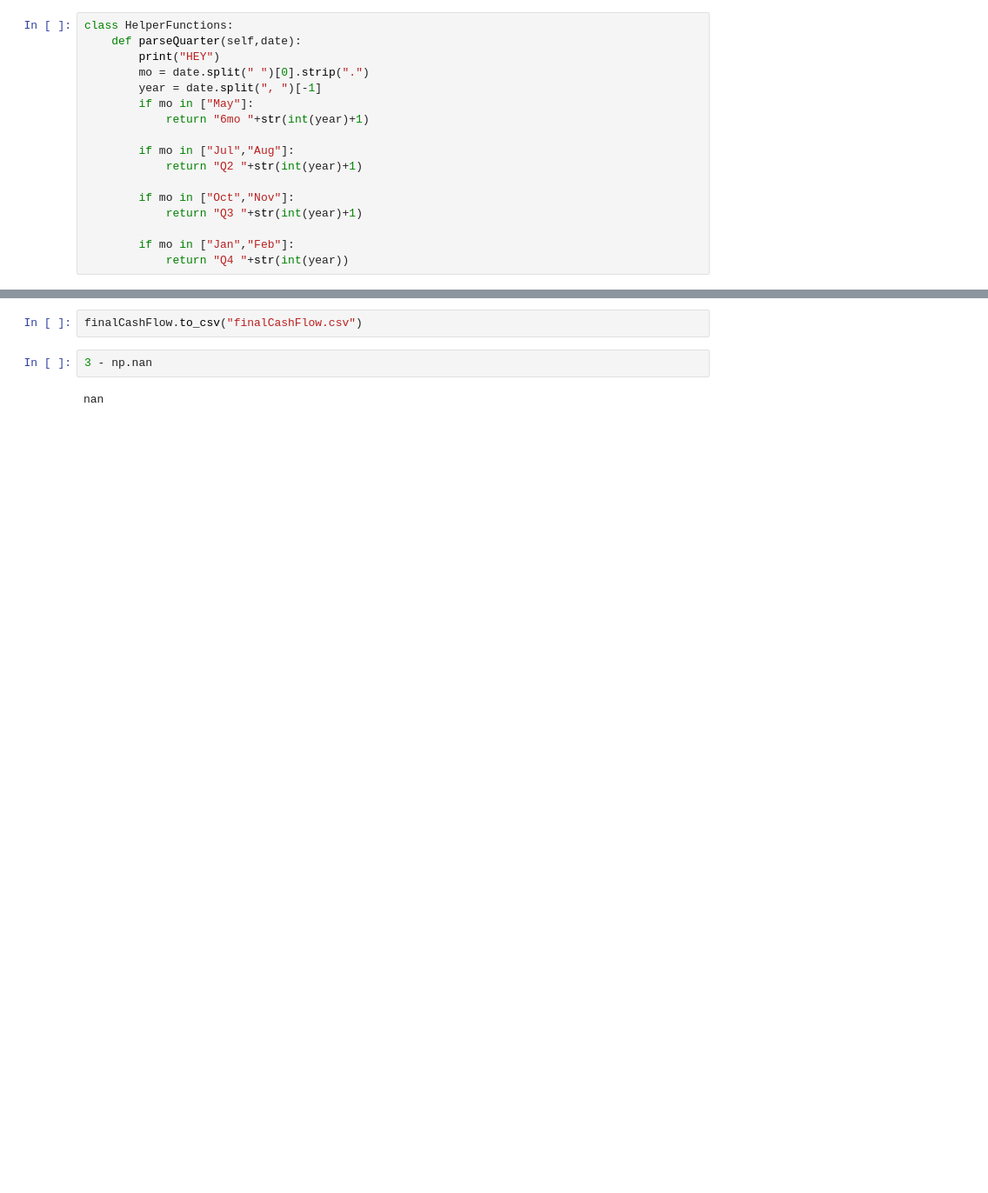
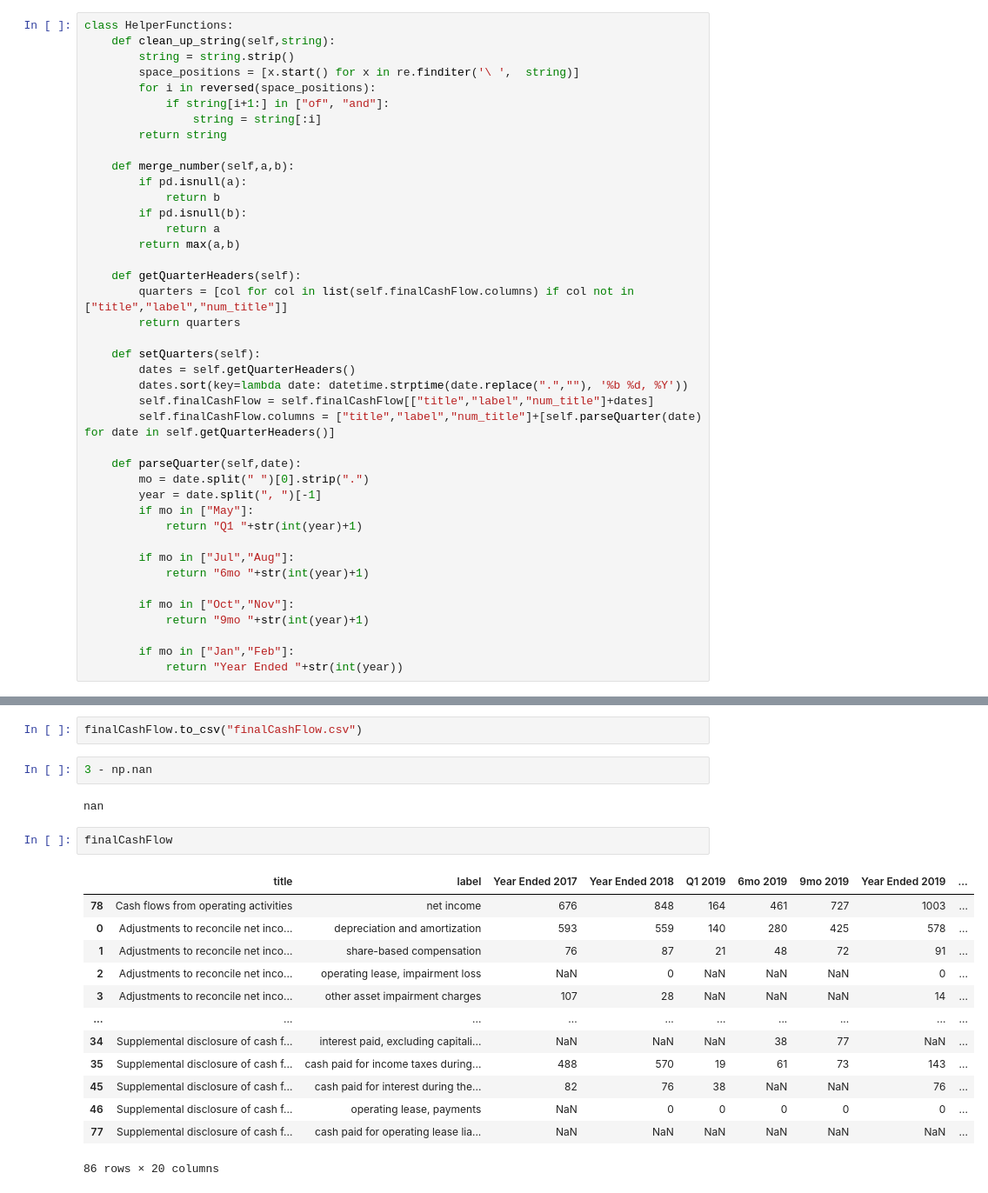
Before and after one commit to Julia-Susser/Financial-Statements, a Jupyter notebook: parse statements-Copy1.ipynb, the cells around one changed output, grey strips where cells are left out. Shown: that part at 87% size. Drawn from its saved outputs; the diff is of its cells as text; blank space fills up the shorter version.

```diff
--- a/parse statements-Copy1.ipynb
+++ b/parse statements-Copy1.ipynb
@@ -42,21 +42,45 @@ class FinancialReport():
         return self.cashflow
 # %%
 class HelperFunctions:
+    def clean_up_string(self,string):
+        string = string.strip()
+        space_positions = [x.start() for x in re.finditer('\ ',  string)]
+        for i in reversed(space_positions):
+            if string[i+1:] in ["of", "and"]:
+                string = string[:i]
+        return string
+
+    def merge_number(self,a,b):
+        if pd.isnull(a):
+            return b
+        if pd.isnull(b):
+            return a
+        return max(a,b)
+
+    def getQuarterHeaders(self):
+        quarters = [col for col in list(self.finalCashFlow.columns) if col not in ["title","label","num_title"]]
+        return quarters
+
+    def setQuarters(self):
+        dates = self.getQuarterHeaders()
+        dates.sort(key=lambda date: datetime.strptime(date.replace(".",""), '%b %d, %Y'))
+        self.finalCashFlow = self.finalCashFlow[["title","label","num_title"]+dates]
+        self.finalCashFlow.columns = ["title","label","num_title"]+[self.parseQuarter(date) for date in self.getQuarterHeaders()]
+
     def parseQuarter(self,date):
-        print("HEY")
         mo = date.split(" ")[0].strip(".")
         year = date.split(", ")[-1]
         if mo in ["May"]:
+            return "Q1 "+str(int(year)+1)
+
+        if mo in ["Jul","Aug"]:
             return "6mo "+str(int(year)+1)
 
-        if mo in ["Jul","Aug"]:
-            return "Q2 "+str(int(year)+1)
-
         if mo in ["Oct","Nov"]:
-            return "Q3 "+str(int(year)+1)
+            return "9mo "+str(int(year)+1)
 
         if mo in ["Jan","Feb"]:
-            return "Q4 "+str(int(year))
+            return "Year Ended "+str(int(year))
 # %%
 class CashFlow(HelperFunctions):
     def __init__(self):
@@ -220,3 +222,19 @@ finalCashFlow.to_csv("finalCashFlow.csv")
 3 - np.nan
 # %% [output]
 nan
+# %%
+finalCashFlow
+# %% [output]
+|  | title | label | Year Ended 2017 | Year Ended 2018 | Q1 2019 | 6mo 2019 | 9mo 2019 | Year Ended 2019 | ... |
+| 78 | Cash flows from operating activities | net income | 676 | 848 | 164 | 461 | 727 | 1003 | ... |
+| 0 | Adjustments to reconcile net inco... | depreciation and amortization | 593 | 559 | 140 | 280 | 425 | 578 | ... |
+| 1 | Adjustments to reconcile net inco... | share-based compensation | 76 | 87 | 21 | 48 | 72 | 91 | ... |
+| 2 | Adjustments to reconcile net inco... | operating lease, impairment loss | NaN | 0 | NaN | NaN | NaN | 0 | ... |
+| 3 | Adjustments to reconcile net inco... | other asset impairment charges | 107 | 28 | NaN | NaN | NaN | 14 | ... |
+| ... | ... | ... | ... | ... | ... | ... | ... | ... | ... |
+| 34 | Supplemental disclosure of cash f... | interest paid, excluding capitali... | NaN | NaN | NaN | 38 | 77 | NaN | ... |
+| 35 | Supplemental disclosure of cash f... | cash paid for income taxes during... | 488 | 570 | 19 | 61 | 73 | 143 | ... |
+| 45 | Supplemental disclosure of cash f... | cash paid for interest during the... | 82 | 76 | 38 | NaN | NaN | 76 | ... |
+| 46 | Supplemental disclosure of cash f... | operating lease, payments | NaN | 0 | 0 | 0 | 0 | 0 | ... |
+| 77 | Supplemental disclosure of cash f... | cash paid for operating lease lia... | NaN | NaN | NaN | NaN | NaN | NaN | ... |
+86 rows × 20 columns
```
Also changed, not shown: parts of 2 cells of this notebook.
